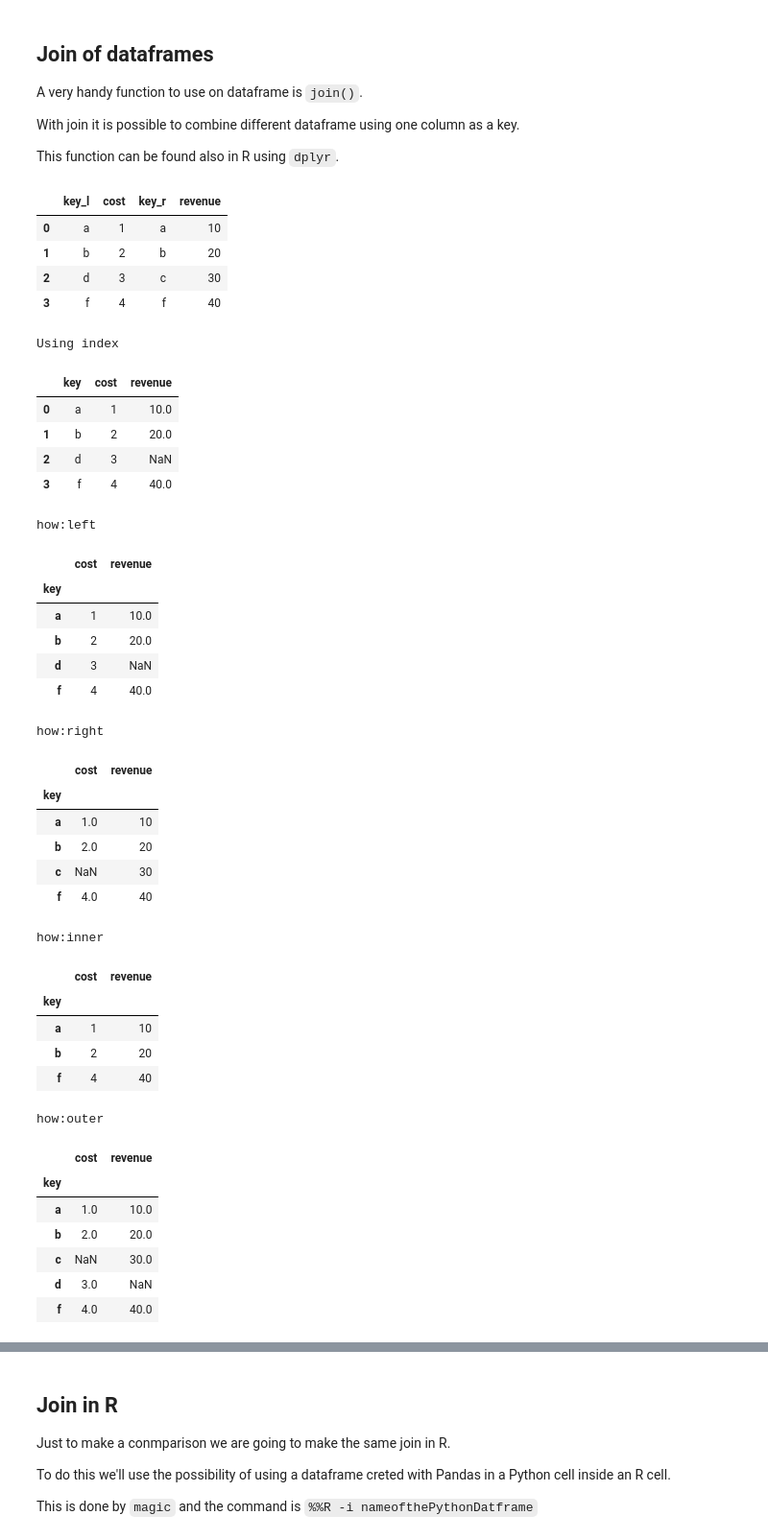
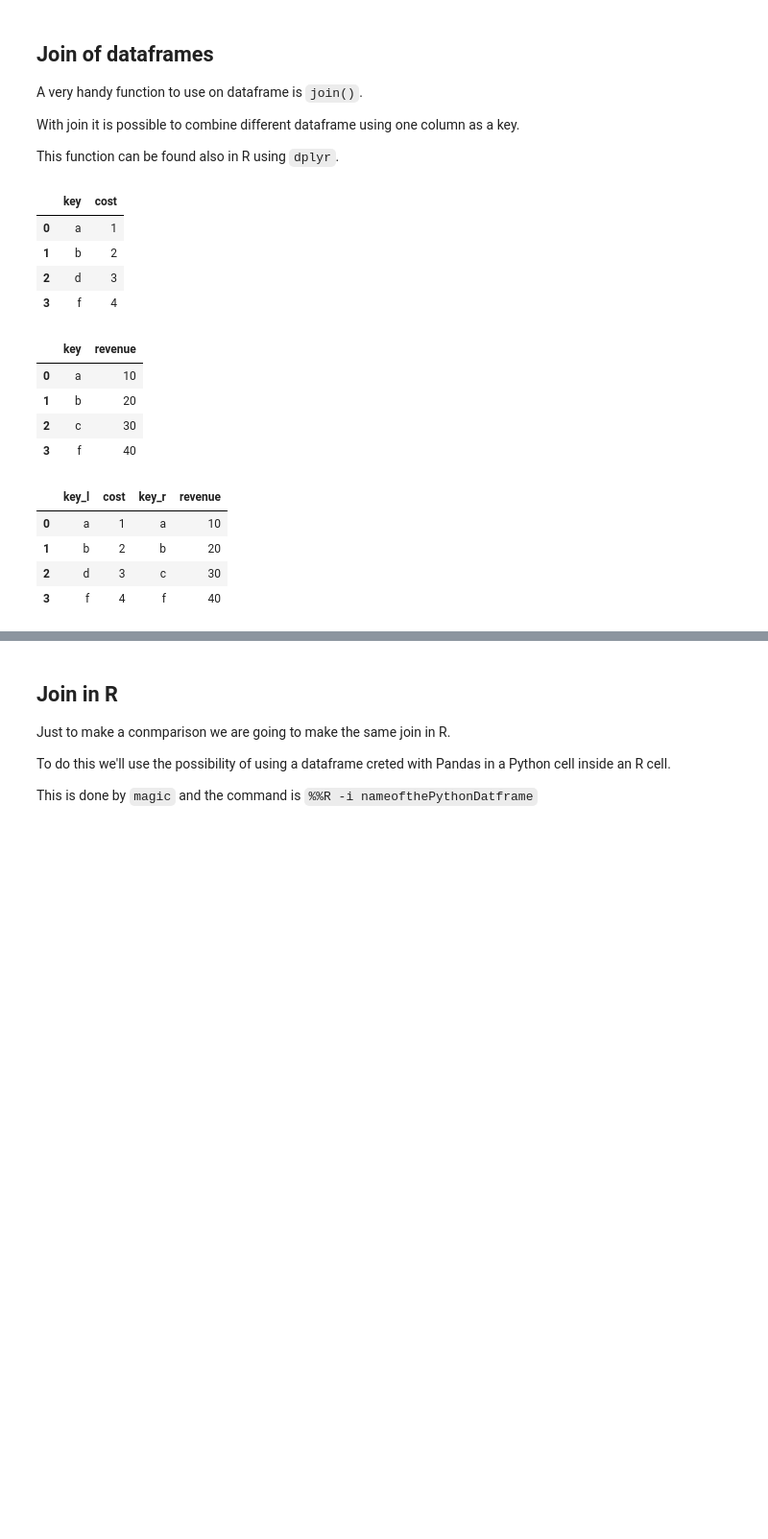
Before and after one commit to SalMarco/Cattolica2019, a Jupyter notebook: SecondLesson/Lesson_2-1.ipynb, the cells around one changed output, grey strips where cells are left out. Shown at 96% size. Saved outputs shown, nothing was run; the diff lists cells and outputs as text; code cells hidden in the pictures; blank space fills up the shorter version.

```diff
--- a/SecondLesson/Lesson_2-1.ipynb
+++ b/SecondLesson/Lesson_2-1.ipynb
@@ -695,55 +852,22 @@ This function can be found also in R using `dplyr`.
 # %%
 dfLeft=pd.DataFrame({'key':['a','b','d','f'],'cost':[1,2,3,4]})
 dfRight=pd.DataFrame({'key':['a','b','c','f'],'revenue':[10,20,30,40]})
-display(dfLeft.join(dfRight))#lsuffix='_l',rsuffix='_r'
-print('Using index')
-dfRight.set_index('key',inplace=True)
-display(dfLeft.join(dfRight,on='key'))
-#ALternative
-dfLeft.set_index('key').join(dfRight)#how
-howTypes=['left','right','inner','outer']
-d={'how':'','other':dfRight}
-for curType in howTypes:
-    print('how:{}'.format(curType))
-    d['how']=curType
-    display(dfLeft.set_index('key').join(**d))
+display(dfLeft)
+display(dfRight)
+display(dfLeft.join(dfRight,lsuffix='_l',rsuffix='_r'))#lsuffix='_l',rsuffix='_r'
 # %% [output]
-|  | key_l | cost | key_r | revenue |
-| 0 | a | 1 | a | 10 |
-| 1 | b | 2 | b | 20 |
-| 2 | d | 3 | c | 30 |
-| 3 | f | 4 | f | 40 |
+|  | key | cost |
+| 0 | a | 1 |
+| 1 | b | 2 |
+| 2 | d | 3 |
+| 3 | f | 4 |
-Using index
-|  | key | cost | revenue |
-| 0 | a | 1 | 10.0 |
-| 1 | b | 2 | 20.0 |
-| 2 | d | 3 | NaN |
-| 3 | f | 4 | 40.0 |
+|  | key | revenue |
+| 0 | a | 10 |
+| 1 | b | 20 |
+| 2 | c | 30 |
+| 3 | f | 40 |
-how:left
-|  | cost | revenue |
-| key |  |  |
-| a | 1 | 10.0 |
-| b | 2 | 20.0 |
-| d | 3 | NaN |
-| f | 4 | 40.0 |
+|  | key_l | cost | key_r | revenue |
+| 0 | a | 1 | a | 10 |
+| 1 | b | 2 | b | 20 |
+| 2 | d | 3 | c | 30 |
+| 3 | f | 4 | f | 40 |
-how:right
-|  | cost | revenue |
-| key |  |  |
-| a | 1.0 | 10 |
-| b | 2.0 | 20 |
-| c | NaN | 30 |
-| f | 4.0 | 40 |
-how:inner
-|  | cost | revenue |
-| key |  |  |
-| a | 1 | 10 |
-| b | 2 | 20 |
-| f | 4 | 40 |
-how:outer
-|  | cost | revenue |
-| key |  |  |
-| a | 1.0 | 10.0 |
-| b | 2.0 | 20.0 |
-| c | NaN | 30.0 |
-| d | 3.0 | NaN |
-| f | 4.0 | 40.0 |
```
Also changed, not shown: parts of 67 cells of this notebook, 30 other files.
